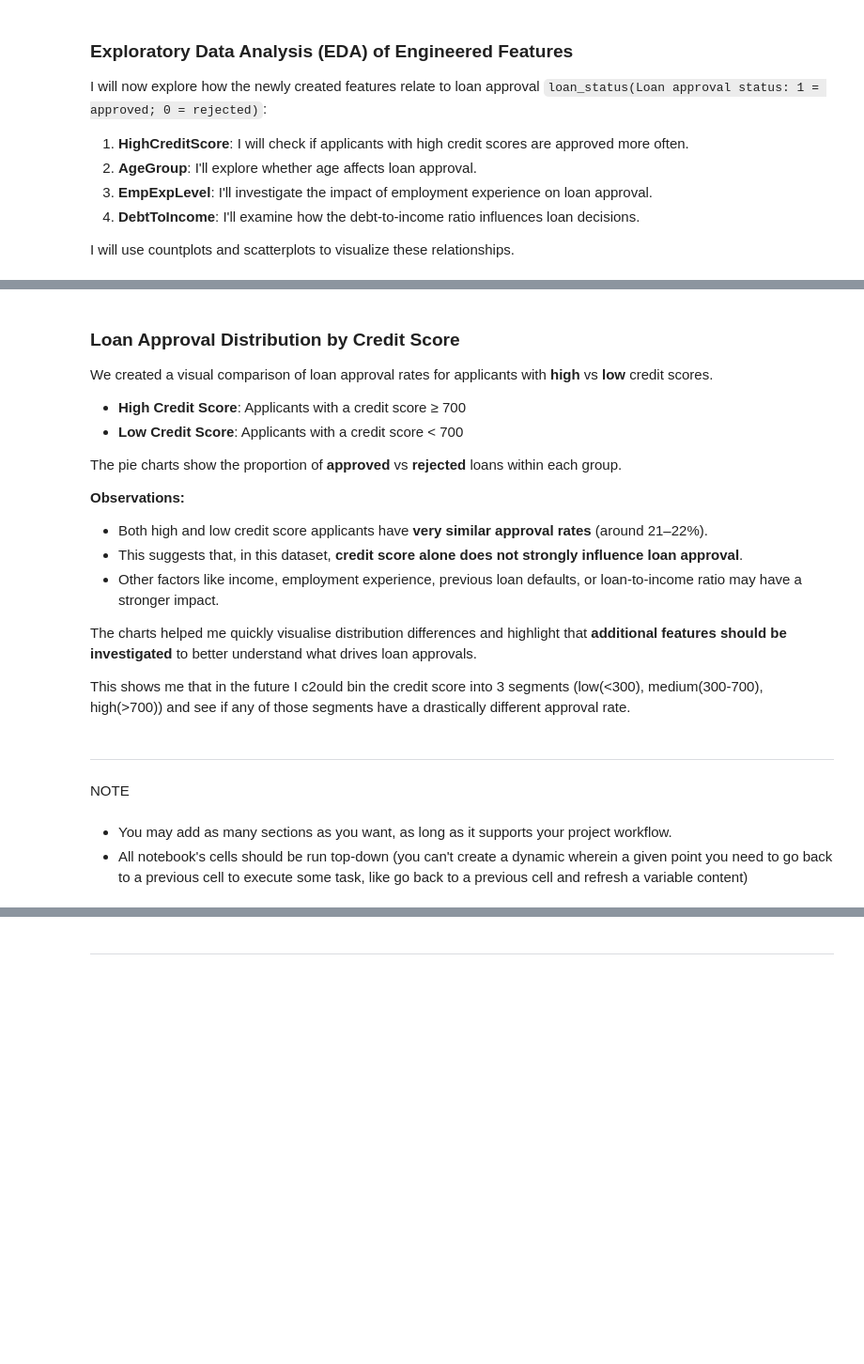
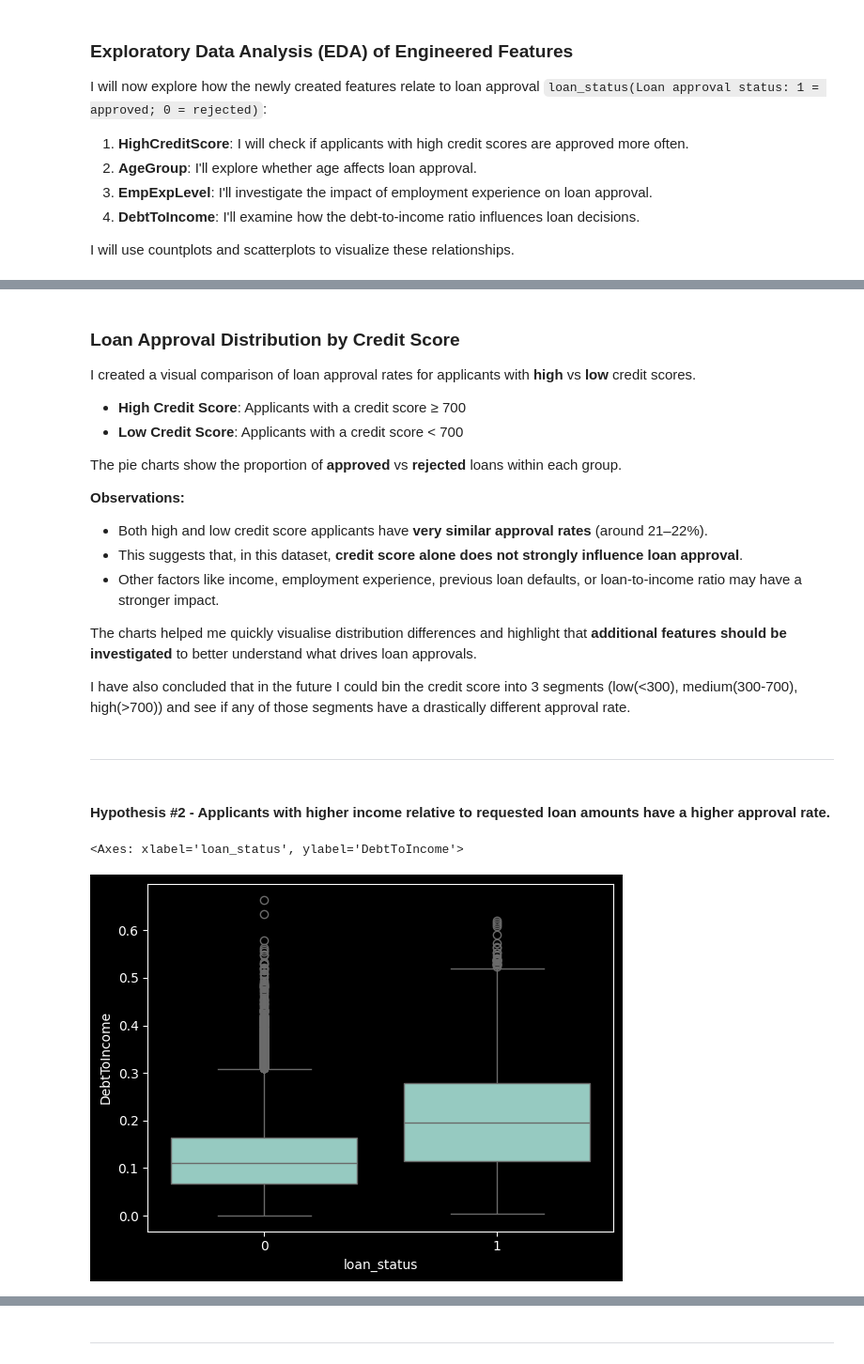
Before and after one commit to Syed313110/Loan_data_analysis, a Jupyter notebook: jupyter_notebooks/loan_approval_analysis.ipynb, the cells around one changed output, grey strips where cells are left out. Shown: that part at 94% size. Drawn from its saved outputs; the diff is of its cells as text; code cells hidden in the pictures; blank space fills up the shorter version.

```diff
--- a/jupyter_notebooks/loan_approval_analysis.ipynb
+++ b/jupyter_notebooks/loan_approval_analysis.ipynb
@@ -268,7 +270,7 @@ plt.show()
 # %% [markdown]
 ### Loan Approval Distribution by Credit Score
 
-We created a visual comparison of loan approval rates for applicants with **high** vs **low** credit scores.
+I created a visual comparison of loan approval rates for applicants with **high** vs **low** credit scores.
 
 - **High Credit Score**: Applicants with a credit score ≥ 700
 - **Low Credit Score**: Applicants with a credit score < 700
@@ -282,11 +284,16 @@ The pie charts show the proportion of **approved** vs **rejected** loans within
 
 The charts helped me quickly visualise distribution differences and highlight that **additional features should be investigated** to better understand what drives loan approvals.
 
-This shows me that in the future I c2ould bin the credit score into 3 segments (low(<300), medium(300-700), high(>700)) and see if any of those segments have a drastically different approval rate.
+I have also concluded that in the future I could bin the credit score into 3 segments (low(<300), medium(300-700), high(>700)) and see if any of those segments have a drastically different approval rate.
 # %% [markdown]
 ---
-# %% [markdown]
-NOTE
-# %% [markdown]
-* You may add as many sections as you want, as long as it supports your project workflow.
-* All notebook's cells should be run top-down (you can't create a dynamic wherein a given point you need to go back to a previous cell to execute some task, like go back to a previous cell and refresh a variable content)
+# %% [markdown]
+#### Hypothesis #2 - Applicants with higher income relative to requested loan amounts have a higher approval rate.
+# %%
+import seaborn as sns
+
+df.groupby('loan_status')['DebtToIncome'].mean()
+sns.boxplot(data=df, x='loan_status', y='DebtToIncome')
+# %% [output]
+<Axes: xlabel='loan_status', ylabel='DebtToIncome'>
+[figure, added]
```
Also changed, not shown: parts of 9 cells of this notebook.
